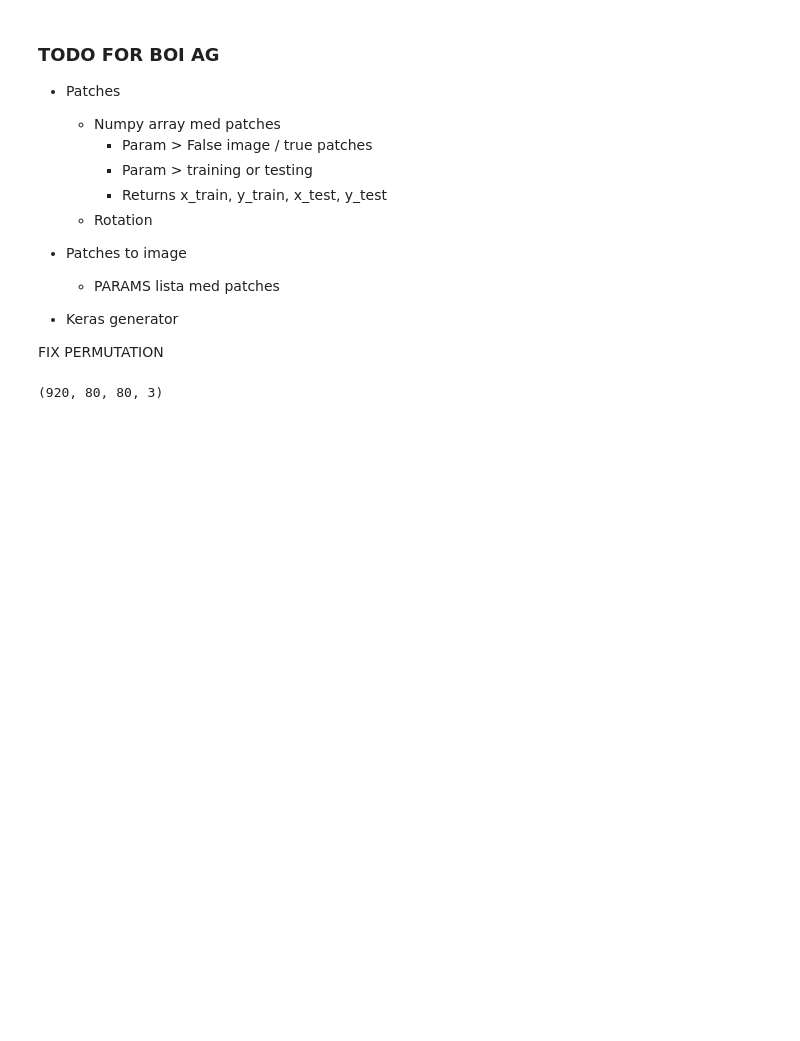
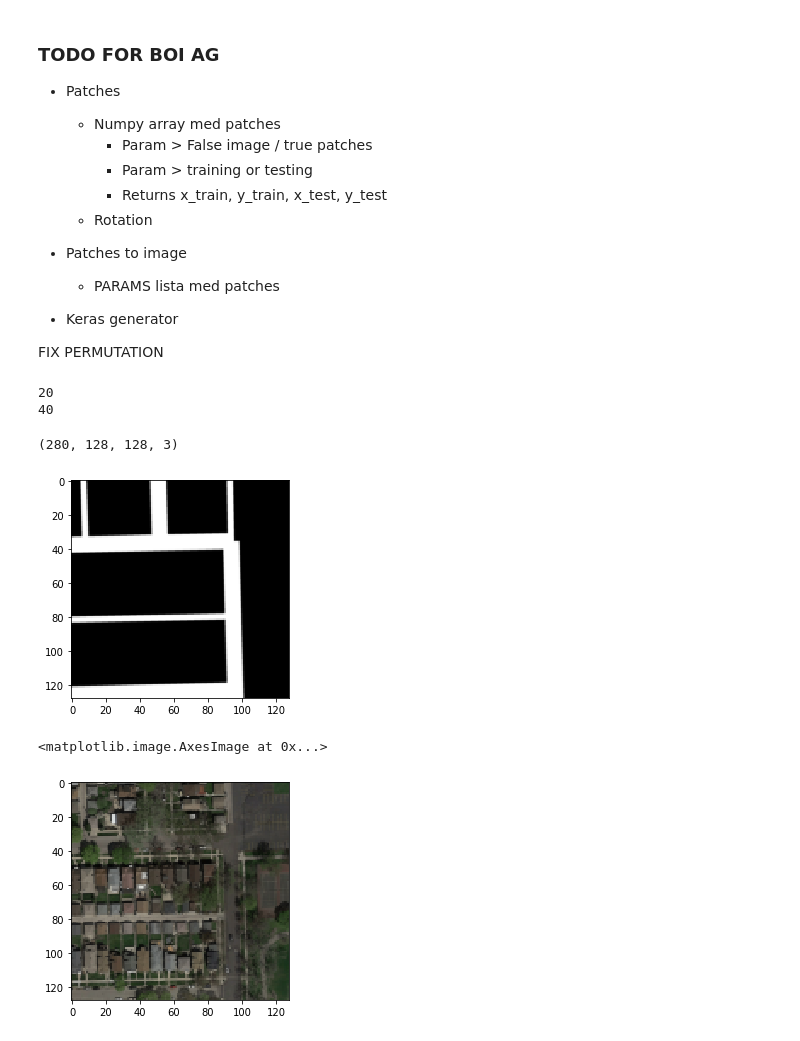
Before and after one commit to theodorhusefest/CS433-project2-road-segmentation, a Jupyter notebook: pre_processing/data_generator.ipynb, the cells around one changed output. Drawn from its saved outputs; the diff is of its cells as text; code cells hidden in the pictures; blank space fills up the shorter version.

```diff
--- a/pre_processing/data_generator.ipynb
+++ b/pre_processing/data_generator.ipynb
@@ -19,7 +19,11 @@ import matplotlib.image as mpimg
 import numpy as np
 import matplotlib.pyplot as plt
 from scipy import ndimage, misc
+from skimage.transform import resize
 
+
+def lower_res(x, channels, res):
+    return np.asarray(resize(x, (res, res, channels)))
 
 def img_crop(im, w, h):
     list_patches = []
@@ -78,9 +82,9 @@ def data_generator(patch_size, num_images = 100, train_test_ratio = 0.8, rotatio
         x_image_filename = "../" + x_filename + imageid + ".png"
         y_image_filename = "../" + y_filename + imageid + ".png"
         if os.path.isfile(x_image_filename) and os.path.isfile(y_image_filename):
-            x_img = mpimg.imread(x_image_filename)
+            x_img = lower_res(mpimg.imread(x_image_filename), 3, 128)
             x_imgs.append(x_img)
-            y_img = mpimg.imread(y_image_filename)
+            y_img = lower_res(mpimg.imread(y_image_filename), 1, 128)
             y_imgs.append(y_img)
         else:
             print('File ' + image_filename + ' does not exist')
@@ -93,6 +97,7 @@ def data_generator(patch_size, num_images = 100, train_test_ratio = 0.8, rotatio
     x_train, x_test, y_train, y_test = patches_split(x_imgs, y_imgs, patch_size, train_test_ratio)
 
     for deg in rotation_degs:
+        print(deg)
         x_rotated_imgs = []
         y_rotated_imgs = []
         for i in range(num_images):
@@ -139,10 +144,12 @@ def patches_to_images(patches, patch_size, img_side_len=400):
 
     return np.asarray(imgs)
 # %%
-x_train, x_test, y_train, y_test=data_generator(80, num_images = 10, rotation_degs=[15,30])
+x_train, x_test, y_train, y_test=data_generator(128, num_images = 100, rotation_degs=[20,40])
 x_train.shape
 # %% [output]
-(920, 80, 80, 3)
+20
+40
+(280, 128, 128, 3)
 # %%
 np.save('../data/training/patches/x_train.npy', x_train)
 np.save('../data/training/patches/x_test.npy', x_test)
@@ -150,0 +162,8 @@ np.save('../data/training/patches/y_test.npy', y_test)
+# %%
+plt.imshow(y_train[2].reshape((128,128)), cmap='gray')
+plt.show()
+plt.imshow(x_train[2])
+# %% [output]
+[figure, added]
+<matplotlib.image.AxesImage at 0x...>
+[figure, added]
```
Also changed, not shown: parts of 1 cell of this notebook, 15 other files.
